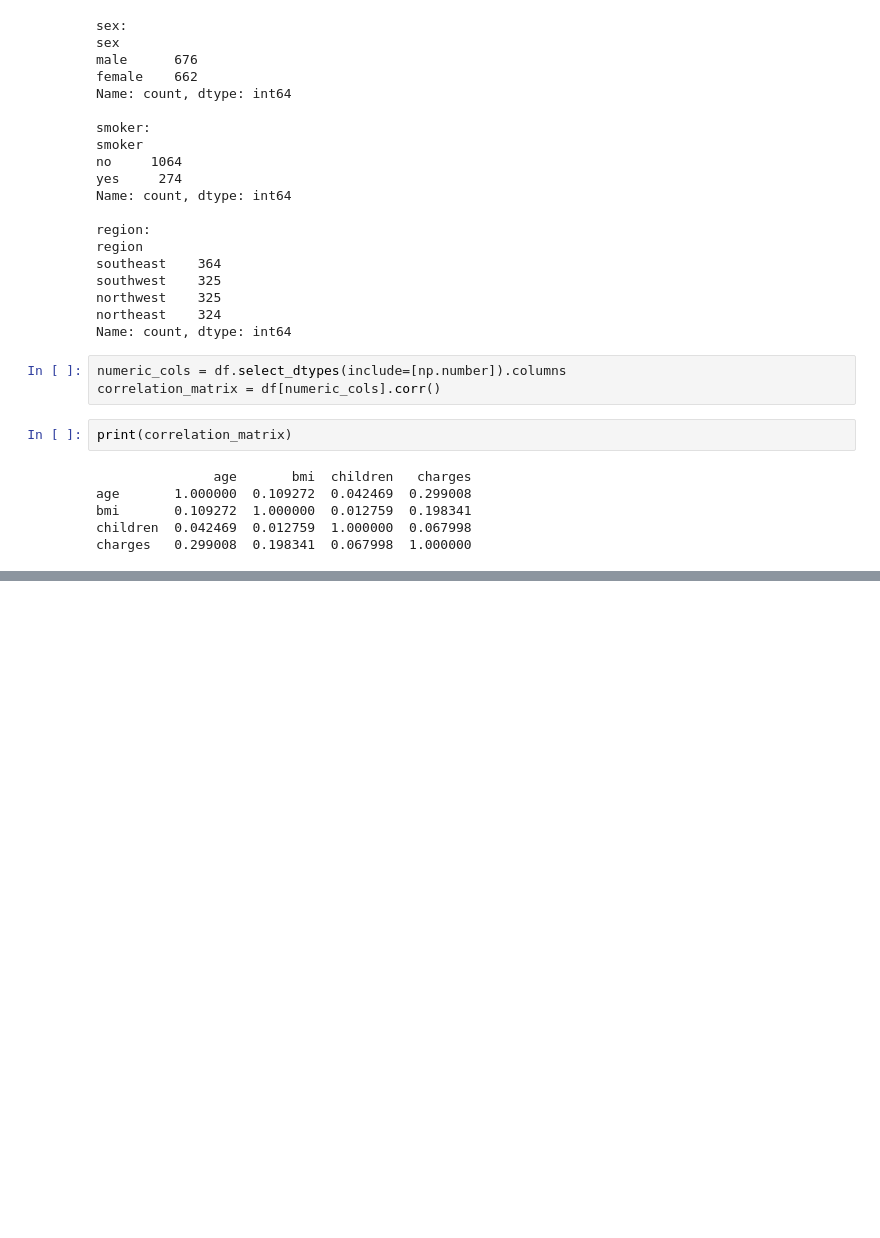
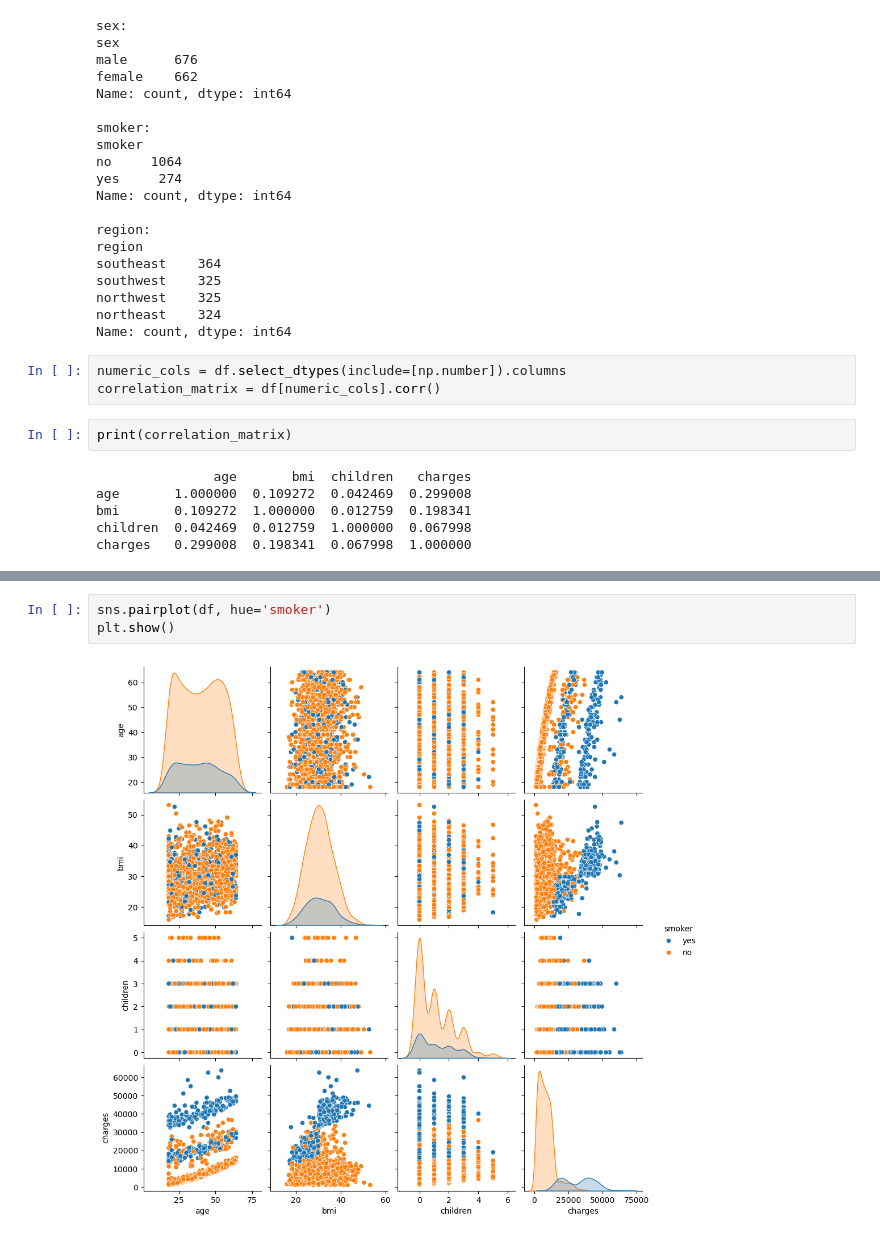
Before and after one commit to azddineharchaoui/predicteur, a Jupyter notebook: data_analysis.ipynb, the cells around one changed output, grey strips where cells are left out. Saved outputs shown, nothing was run; the diff lists cells and outputs as text; blank space fills up the shorter version.

```diff
--- a/data_analysis.ipynb
+++ b/data_analysis.ipynb
@@ -142,0 +151,5 @@ charges   0.299008  0.198341  0.067998  1.000000
+# %%
+sns.pairplot(df, hue='smoker')
+plt.show()
+# %% [output]
+[figure, added]
```
Also changed, not shown: parts of 5 cells of this notebook.
